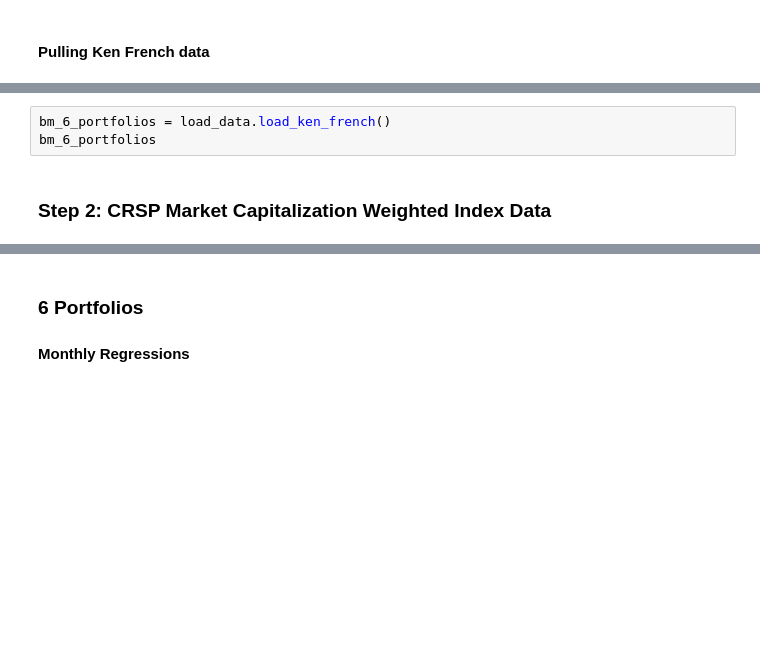
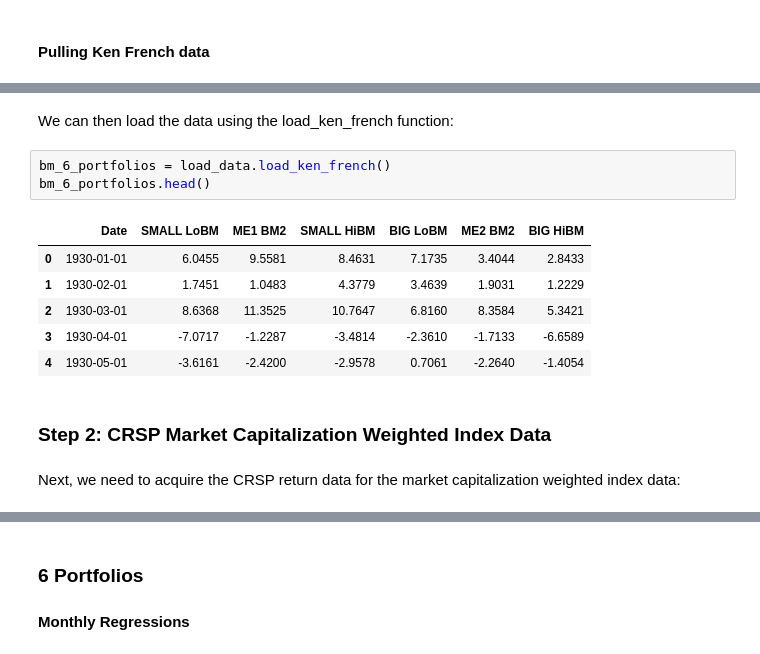
Before and after one commit to jaredszajkowski/finm32900_project_group6, a Jupyter notebook: src/01_Market_Expectations_In_The_Cross-Section_Of_Present_Values_Final.ipynb, the cells around one changed output, grey strips where cells are left out. Saved outputs shown, nothing was run; the diff lists cells and outputs as text; blank space fills up the shorter version.

```diff
--- a/src/01_Market_Expectations_In_The_Cross-Section_Of_Present_Values_Final.ipynb
+++ b/src/01_Market_Expectations_In_The_Cross-Section_Of_Present_Values_Final.ipynb
@@ -54,7 +87,18 @@ bm_100_portfolios = pull_ken_french_data.pull_ken_french_excel(
+# %% [markdown]
+We can then load the data using the load_ken_french function:
 # %%
 bm_6_portfolios = load_data.load_ken_french()
-bm_6_portfolios
+bm_6_portfolios.head()
+# %% [output]
+|  | Date | SMALL LoBM | ME1 BM2 | SMALL HiBM | BIG LoBM | ME2 BM2 | BIG HiBM |
+| 0 | 1930-01-01 | 6.0455 | 9.5581 | 8.4631 | 7.1735 | 3.4044 | 2.8433 |
+| 1 | 1930-02-01 | 1.7451 | 1.0483 | 4.3779 | 3.4639 | 1.9031 | 1.2229 |
+| 2 | 1930-03-01 | 8.6368 | 11.3525 | 10.7647 | 6.8160 | 8.3584 | 5.3421 |
+| 3 | 1930-04-01 | -7.0717 | -1.2287 | -3.4814 | -2.3610 | -1.7133 | -6.6589 |
+| 4 | 1930-05-01 | -3.6161 | -2.4200 | -2.9578 | 0.7061 | -2.2640 | -1.4054 |
 # %% [markdown]
 ### Step 2: CRSP Market Capitalization Weighted Index Data
+# %% [markdown]
+Next, we need to acquire the CRSP return data for the market capitalization weighted index data:
 # %%
 crsp = pull_CRSP_index.pull_crsp_value_weighted_index()
```
Also changed, not shown: parts of 20 cells of this notebook, 2 other files.
